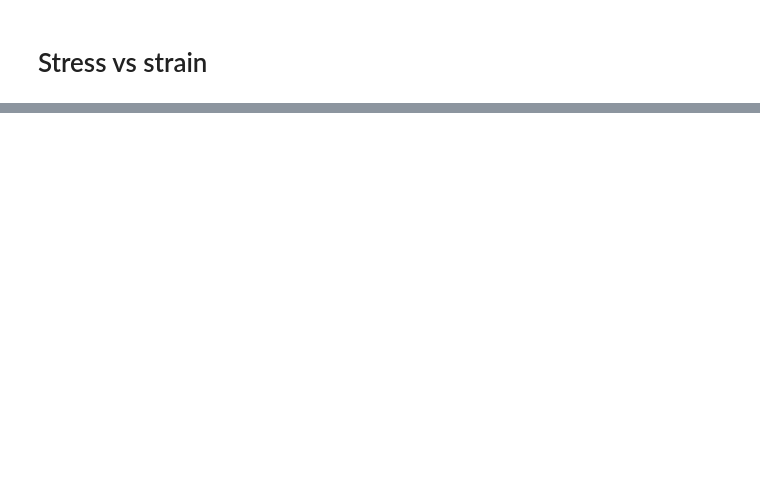
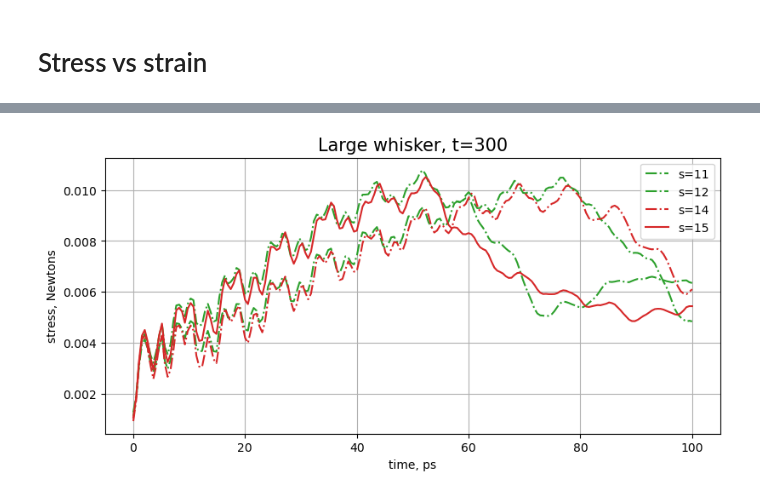
Before and after one commit to maximelianos/molecular-dynamics, a Jupyter notebook: plot/milestone09.ipynb, the cells around one changed output, grey strips where cells are left out. Saved outputs shown, nothing was run; the diff lists cells and outputs as text; code cells hidden in the pictures; blank space fills up the shorter version.

```diff
--- a/plot/milestone09.ipynb
+++ b/plot/milestone09.ipynb
@@ -21,7 +21,9 @@ def read_energy(file: str) -> tuple[np.ndarray, np.ndarray]:
     return np.array(x_vals), np.array(y_vals)
 
 def sliding_average(arr: np.ndarray, window):
-    return np.convolve(arr, [1] * window, 'same') / window
+    arr = np.pad(arr, ((10, 10)), mode='mean', stat_length=((10, 10)))
+    filtered = np.convolve(arr, [1] * window, 'same') / window
+    return filtered[10:len(filtered)-10]
 
 a = np.array([3, 0, 3])
 sliding_average(a, 3)
@@ -91,26 +62,29 @@ fig.savefig("fig.pdf")
 # %%
 base_path = "data-milestone-09/"
-x, stress10 = read_energy(base_path + "stress-10.txt")
 x, stress11 = read_energy(base_path + "stress-11.txt")
 x, stress12 = read_energy(base_path + "stress-12.txt")
-x, stress13 = read_energy(base_path + "stress-13.txt")
 x, stress14 = read_energy(base_path + "stress-14.txt")
 x, stress15 = read_energy(base_path + "stress-15.txt")
 
-x = np.linspace(0, 100, len(stress10))
+stress11 = sliding_average(stress11, 5)
+stress12 = sliding_average(stress12, 5)
+stress14 = sliding_average(stress14, 5)
+stress15 = sliding_average(stress15, 5)
+
+x = np.linspace(0, 100, len(stress11))
 fig, axs = plt.subplots(1, 1, layout='constrained', figsize=(8,4))
 
 axs.set_title('Large whisker, t=300',fontsize=15)
-axs.plot(x, stress10, linestyle=':', color='tab:green', label='s=10')
 axs.plot(x, stress11, linestyle='-.', color='tab:green', label='s=11')
-axs.plot(x, stress12, linestyle='-.', color='tab:red', label='s=12')
-axs.plot(x, stress13, linestyle='-', color='tab:red', label='s=13')
-axs.plot(x, stress14, linestyle='-.', color='tab:blue', label='s=14')
-axs.plot(x, stress15, linestyle='-', color='tab:blue', label='s=15')
+axs.plot(x, stress12, linestyle='-.', color='tab:green', label='s=12')
+axs.plot(x, stress14, linestyle='-.', color='tab:red', label='s=14')
+axs.plot(x, stress15, linestyle='-', color='tab:red', label='s=15')
 
 axs.grid(True)
 axs.set_xlabel('time, ps',  fontsize=10)
 axs.set_ylabel('stress, Newtons',  fontsize=10)
 axs.legend(fontsize=10)
 
 fig.savefig("fig.pdf")
+# %% [output]
+[figure, added]
```
Also changed, not shown: parts of 7 cells of this notebook, 40 other files.
